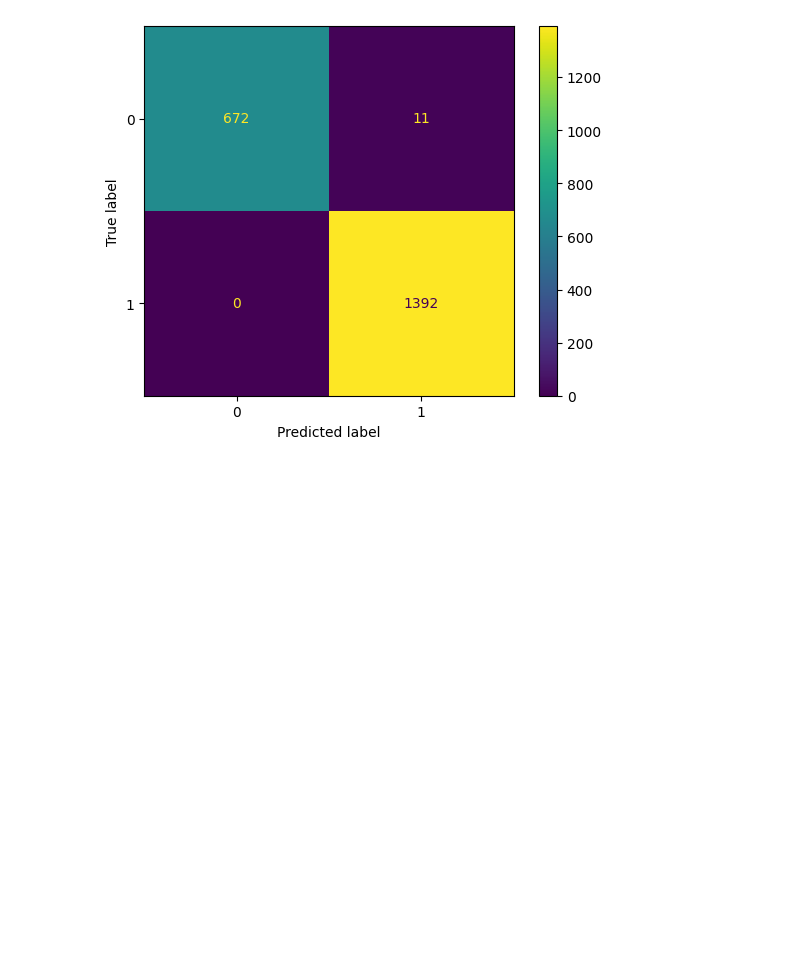
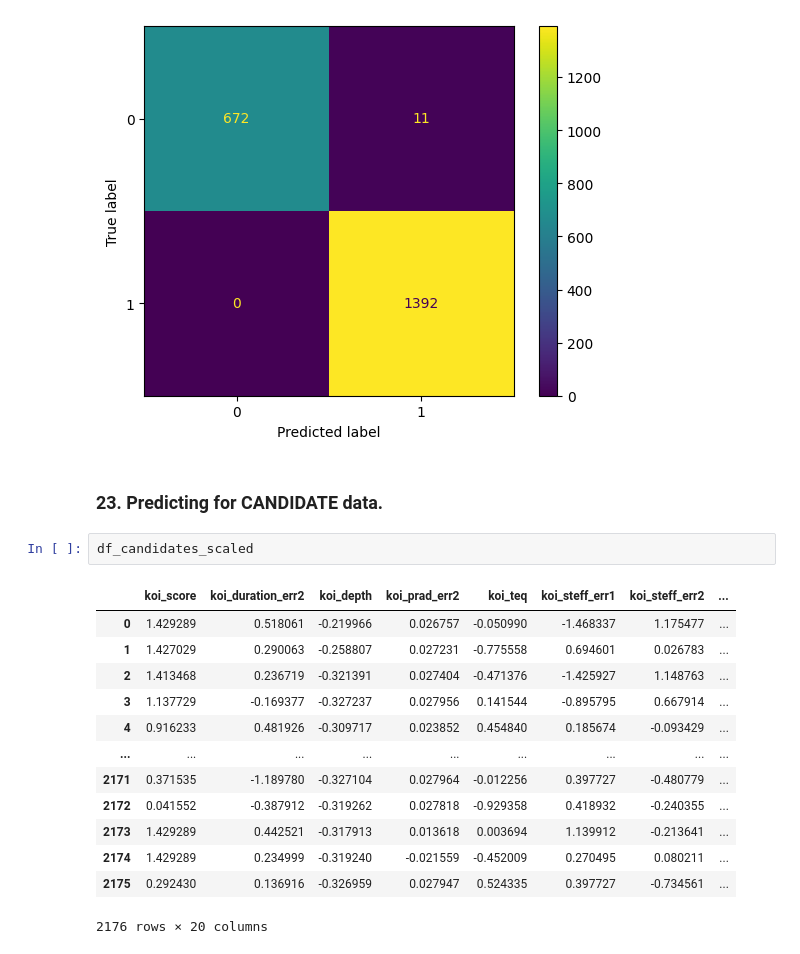
Before and after one commit to SketchyCarrot/Kepler_Exoplanet_Search_Results, a Jupyter notebook: main.ipynb, the cells around one changed output. Drawn from its saved outputs; the diff is of its cells as text; blank space fills up the shorter version.

```diff
--- a/main.ipynb
+++ b/main.ipynb
@@ -784,3 +784,21 @@ conf_matrix(y_test, svc_pred)
 conf_matrix(y_test, nb_pred)
 # %% [output]
 [figure]
+# %% [markdown]
+### 23. Predicting for CANDIDATE data.
+# %%
+df_candidates_scaled
+# %% [output]
+|  | koi_score | koi_duration_err2 | koi_depth | koi_prad_err2 | koi_teq | koi_steff_err1 | koi_steff_err2 | ... |
+| 0 | 1.429289 | 0.518061 | -0.219966 | 0.026757 | -0.050990 | -1.468337 | 1.175477 | ... |
+| 1 | 1.427029 | 0.290063 | -0.258807 | 0.027231 | -0.775558 | 0.694601 | 0.026783 | ... |
+| 2 | 1.413468 | 0.236719 | -0.321391 | 0.027404 | -0.471376 | -1.425927 | 1.148763 | ... |
+| 3 | 1.137729 | -0.169377 | -0.327237 | 0.027956 | 0.141544 | -0.895795 | 0.667914 | ... |
+| 4 | 0.916233 | 0.481926 | -0.309717 | 0.023852 | 0.454840 | 0.185674 | -0.093429 | ... |
+| ... | ... | ... | ... | ... | ... | ... | ... | ... |
+| 2171 | 0.371535 | -1.189780 | -0.327104 | 0.027964 | -0.012256 | 0.397727 | -0.480779 | ... |
+| 2172 | 0.041552 | -0.387912 | -0.319262 | 0.027818 | -0.929358 | 0.418932 | -0.240355 | ... |
+| 2173 | 1.429289 | 0.442521 | -0.317913 | 0.013618 | 0.003694 | 1.139912 | -0.213641 | ... |
+| 2174 | 1.429289 | 0.234999 | -0.319240 | -0.021559 | -0.452009 | 0.270495 | 0.080211 | ... |
+| 2175 | 0.292430 | 0.136916 | -0.326959 | 0.027947 | 0.524335 | 0.397727 | -0.734561 | ... |
+2176 rows × 20 columns
```
Also changed, not shown: parts of 9 cells of this notebook.
